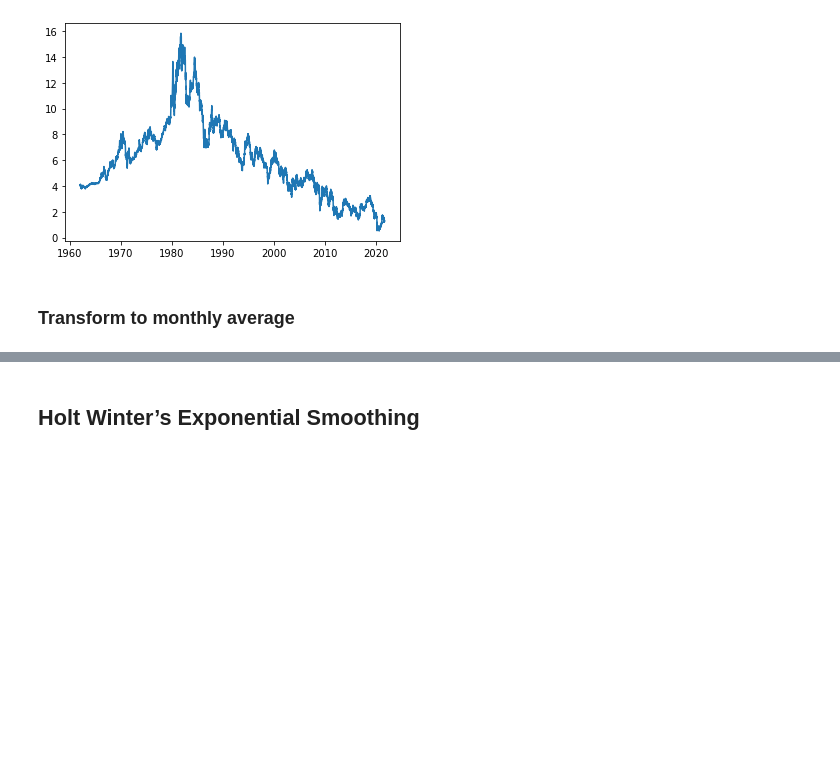
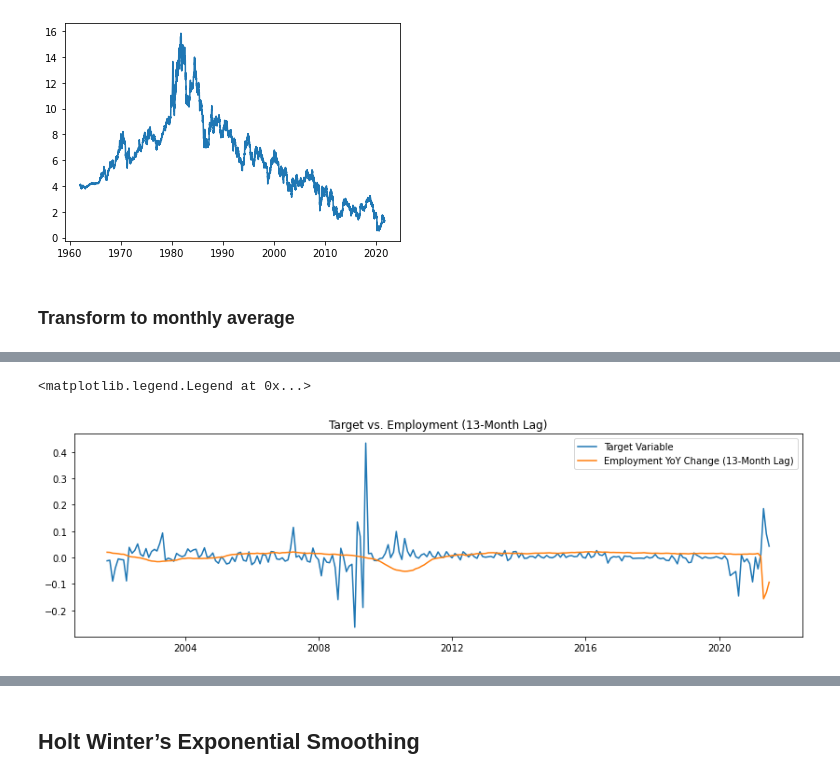
Before and after one commit to michelleazee/KPMG_forecasting_model, a Jupyter notebook: script/Sector_Models/Consumer_Discretionary.ipynb, the cells around one changed output, grey strips where cells are left out. Saved outputs shown, nothing was run; the diff lists cells and outputs as text; code cells hidden in the pictures; blank space fills up the shorter version.

```diff
--- a/script/Sector_Models/Consumer_Discretionary.ipynb
+++ b/script/Sector_Models/Consumer_Discretionary.ipynb
@@ -296,0 +368,5 @@ MAE: 0.025
+# %%
+# join all exogenous variables
+ex_list = [emp_new, pce_new, cpi_new, unemp_new, rrfs_new, rsxfs_new, soc_new, vix_new, usdcny_new]
+ex_merged = reduce(lambda  left, right: pd.merge(left, right, left_index=True, right_index=True, how='outer'), ex_list)
+ex_merged.head()
@@ -296,0 +382,3 @@ MAE: 0.025
+# %%
+ex_final = ex_merged
+ex_final.columns
@@ -296,0 +415,5 @@ MAE: 0.025
+# %%
+# join all exogenous variables
+final_join_list = [target, ex_final]
+final_df = reduce(lambda  left, right: pd.merge(left, right, left_index=True, right_index=True, how='outer'), final_join_list)
+final_df
@@ -296,0 +451,7 @@ MAE: 0.025
+# %%
+# remove latest periods with missing data
+#df = final_df.iloc[:-1]
+#df.tail()
+df = final_df
+df.index = df.index.rename('date')
+df
@@ -296,0 +496,9 @@ MAE: 0.025
+# %%
+plt.figure(figsize = (14, 4))
+plt.plot(df.target, label = 'Target Variable')
+plt.plot(df.emp_yoy_ch_13, label = 'Employment YoY Change (13-Month Lag)')
+plt.title('Target vs. Employment (13-Month Lag)')
+plt.legend()
+# %% [output]
+<matplotlib.legend.Legend at 0x...>
+[figure, added]
```
Also changed, not shown: parts of 193 cells of this notebook.
